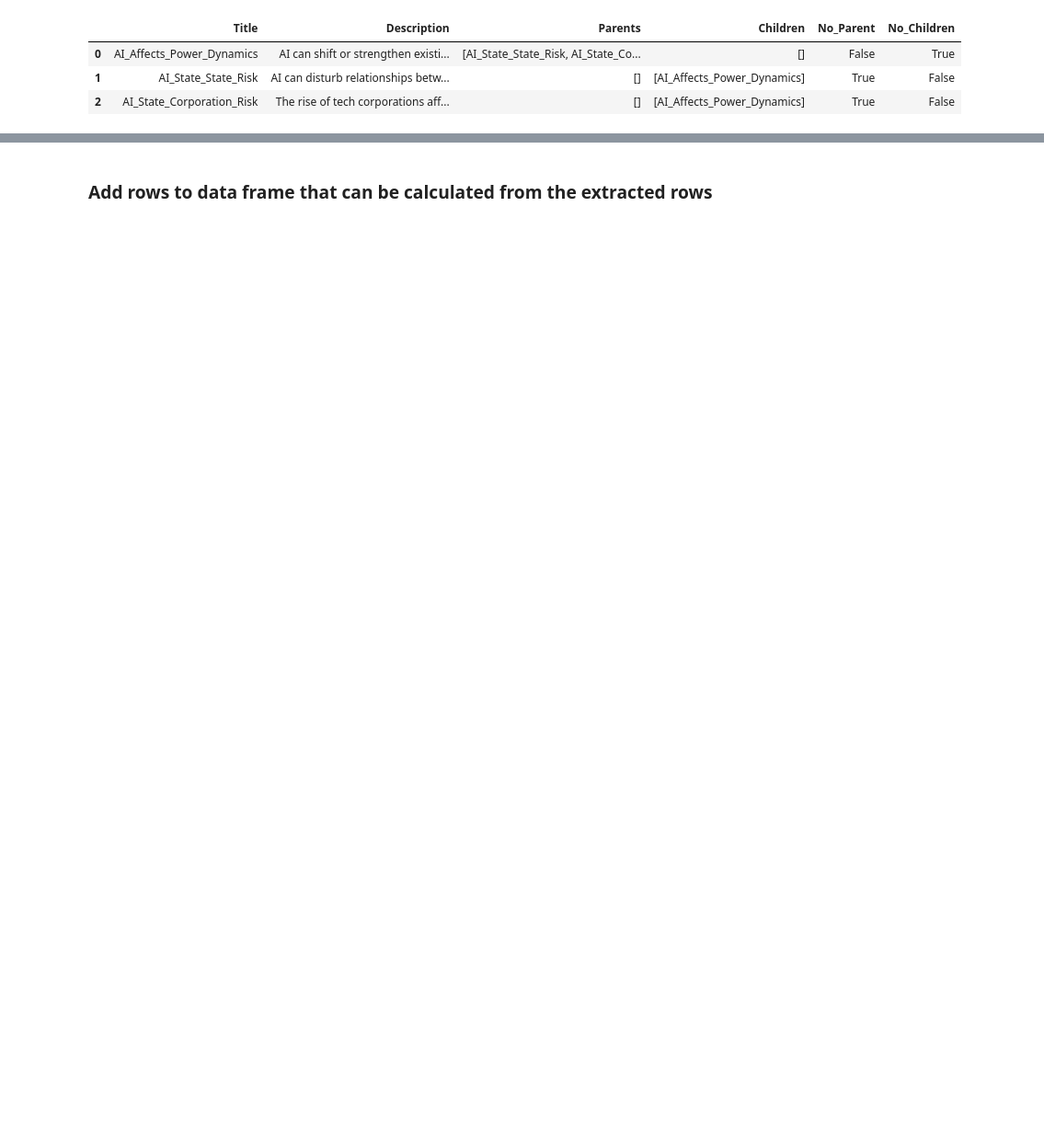
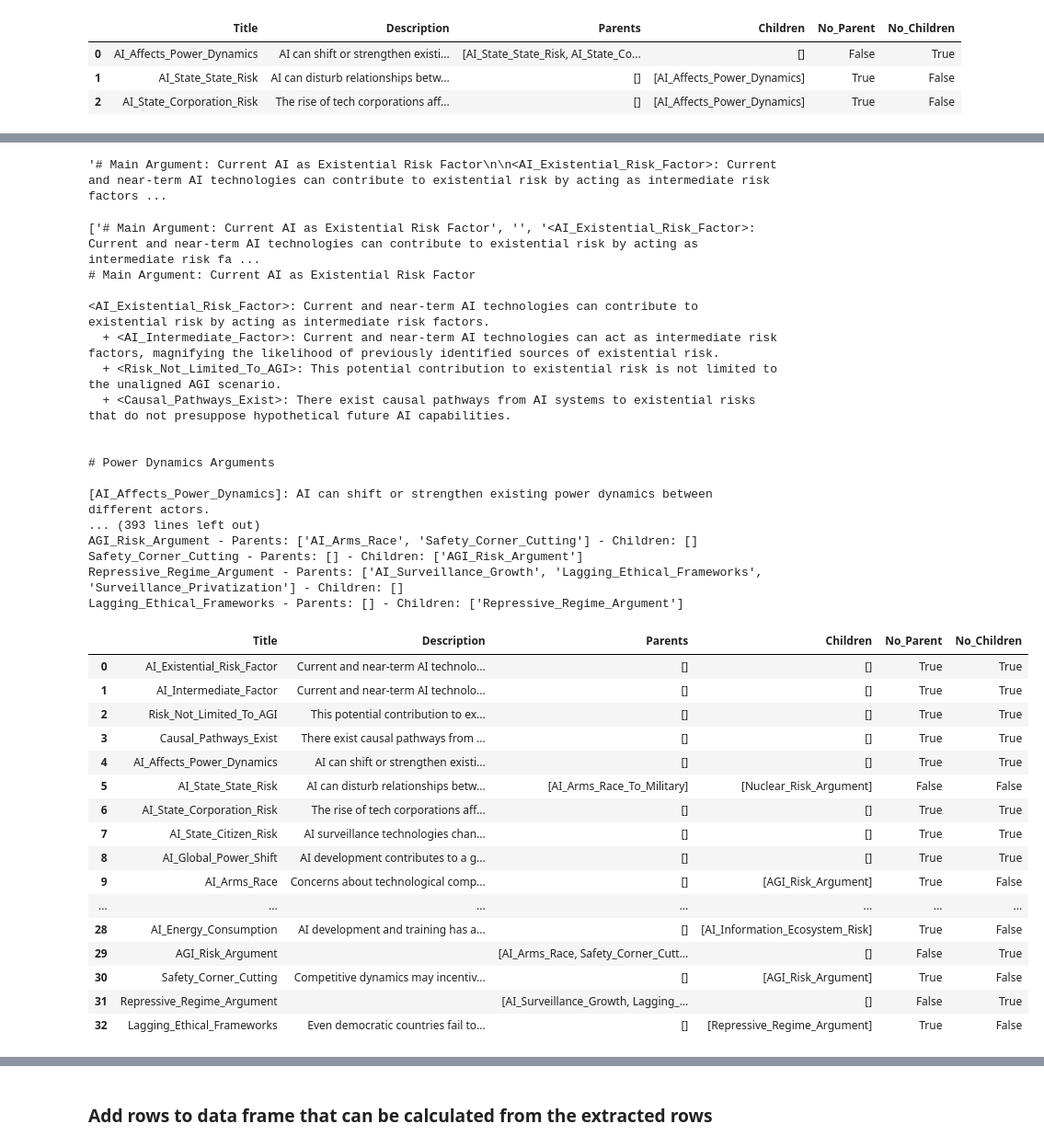
Before and after one commit to SingularitySmith/AMTAIR_Prototype, a Jupyter notebook: version_history/AMTAIR_Prototype_0_1.2.ipynb, the cells around one changed output, grey strips where cells are left out. Shown at 92% size. Cells and saved outputs as stored; diff of their text form; code cells hidden in the pictures; blank space fills up the shorter version.

```diff
--- a/version_history/AMTAIR_Prototype_0_1.2.ipynb
+++ b/version_history/AMTAIR_Prototype_0_1.2.ipynb
@@ -484,31 +511,0 @@ result_df
-# %%
-markdown_text = """" [AI_Affects_Power_Dynamics]: AI can shift or strengthen existing power dynamics between different actors.
-  + [AI_State_State_Risk]: AI can disturb relationships between nation states, potentially leading to an "AI arms race."
-  + [AI_State_Corporation_Risk]: The rise of tech corporations affects their relationships with states, creating power imbalances.
-  +  [AI_State_Citizen_Risk]: AI surveillance technologies change the dynamics between states and citizens.
-   /* => [AI_Existential_Risk_Factor]*/
-"""
-
-markdown_text = re.sub(r'/\*.*?\*/', '', markdown_text, flags=re.DOTALL)
-print(markdown_text)
-
-# Initialize an empty DataFrame with all required columns
-df = pd.DataFrame(columns=[
-    'Title', 'Description', 'Parents', 'Children', 'No_Parent', 'No_Children'
-])
-
-# Split the markdown text into lines
-lines = markdown_text.split('\n')
-print(lines)
-# Regex pattern to extract text between angle brackets or square brackets
-title_pattern = r'[<\[](.+?)[>\]]'
-
-titles = []
-for line in lines:
-  # Trim the line
-  stripped_line = line.strip()
-  titles.append(re.findall(title_pattern, line))
-
-
-print(lines)
-print(titles)
@@ -524,0 +866,49 @@ print(titles)
+# %%
+markdown_text
+# %% [output]
+'# Main Argument: Current AI as Existential Risk Factor\n\n<AI_Existential_Risk_Factor>: Current and near-term AI technologies can contribute to existential risk by acting as intermediate risk factors ...
+# %%
+# Example usage
+markdown_text = md_content
+
+
+# Parse the markdown
+result_df = parse_markdown_hierarchy(markdown_text)
+
+# Display the DataFrame
+result_df
+# %% [output]
+['# Main Argument: Current AI as Existential Risk Factor', '', '<AI_Existential_Risk_Factor>: Current and near-term AI technologies can contribute to existential risk by acting as intermediate risk fa ...
+# Main Argument: Current AI as Existential Risk Factor
+
+<AI_Existential_Risk_Factor>: Current and near-term AI technologies can contribute to existential risk by acting as intermediate risk factors.
+  + <AI_Intermediate_Factor>: Current and near-term AI technologies can act as intermediate risk factors, magnifying the likelihood of previously identified sources of existential risk.
+  + <Risk_Not_Limited_To_AGI>: This potential contribution to existential risk is not limited to the unaligned AGI scenario.
+  + <Causal_Pathways_Exist>: There exist causal pathways from AI systems to existential risks that do not presuppose hypothetical future AI capabilities.
+
+
+# Power Dynamics Arguments
+
+[AI_Affects_Power_Dynamics]: AI can shift or strengthen existing power dynamics between different actors.
+... (393 lines left out)
+AGI_Risk_Argument - Parents: ['AI_Arms_Race', 'Safety_Corner_Cutting'] - Children: []
+Safety_Corner_Cutting - Parents: [] - Children: ['AGI_Risk_Argument']
+Repressive_Regime_Argument - Parents: ['AI_Surveillance_Growth', 'Lagging_Ethical_Frameworks', 'Surveillance_Privatization'] - Children: []
+Lagging_Ethical_Frameworks - Parents: [] - Children: ['Repressive_Regime_Argument']
+|  | Title | Description | Parents | Children | No_Parent | No_Children |
+| 0 | AI_Existential_Risk_Factor | Current and near-term AI technolo... | [] | [] | True | True |
+| 1 | AI_Intermediate_Factor | Current and near-term AI technolo... | [] | [] | True | True |
+| 2 | Risk_Not_Limited_To_AGI | This potential contribution to ex... | [] | [] | True | True |
+| 3 | Causal_Pathways_Exist | There exist causal pathways from ... | [] | [] | True | True |
+| 4 | AI_Affects_Power_Dynamics | AI can shift or strengthen existi... | [] | [] | True | True |
+| 5 | AI_State_State_Risk | AI can disturb relationships betw... | [AI_Arms_Race_To_Military] | [Nuclear_Risk_Argument] | False | False |
+| 6 | AI_State_Corporation_Risk | The rise of tech corporations aff... | [] | [] | True | True |
+| 7 | AI_State_Citizen_Risk | AI surveillance technologies chan... | [] | [] | True | True |
+| 8 | AI_Global_Power_Shift | AI development contributes to a g... | [] | [] | True | True |
+| 9 | AI_Arms_Race | Concerns about technological comp... | [] | [AGI_Risk_Argument] | True | False |
+| ... | ... | ... | ... | ... | ... | ... |
+| 28 | AI_Energy_Consumption | AI development and training has a... | [] | [AI_Information_Ecosystem_Risk] | True | False |
+| 29 | AGI_Risk_Argument |  | [AI_Arms_Race, Safety_Corner_Cutt... | [] | False | True |
+| 30 | Safety_Corner_Cutting | Competitive dynamics may incentiv... | [] | [AGI_Risk_Argument] | True | False |
+| 31 | Repressive_Regime_Argument |  | [AI_Surveillance_Growth, Lagging_... | [] | False | True |
+| 32 | Lagging_Ethical_Frameworks | Even democratic countries fail to... | [] | [Repressive_Regime_Argument] | True | False |
```
Also changed, not shown: parts of 7 cells of this notebook.
